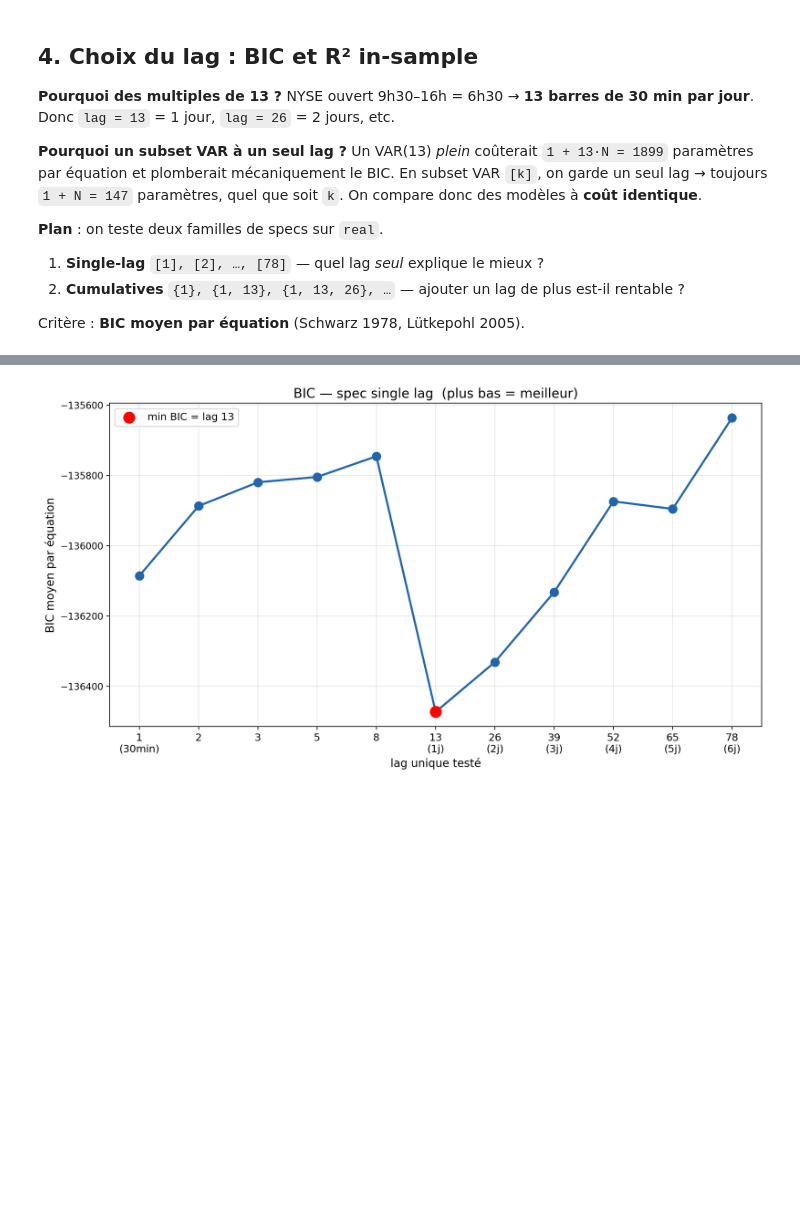
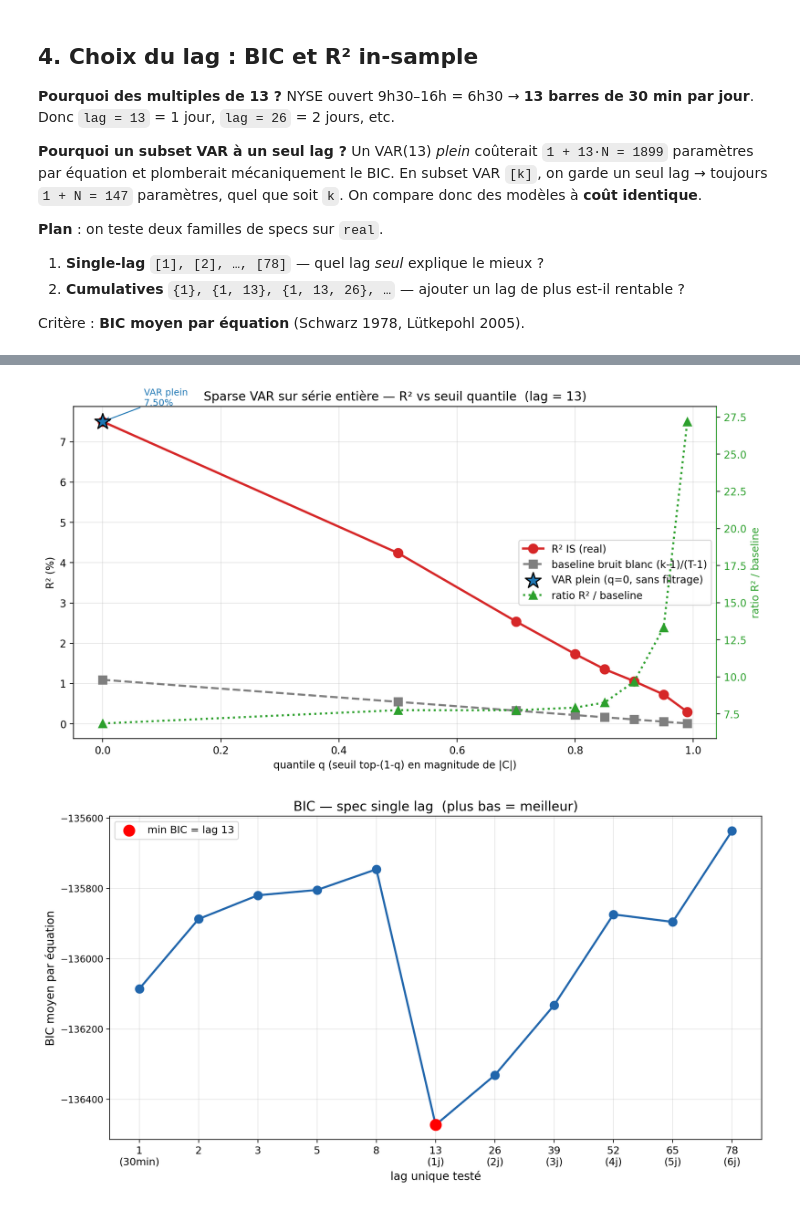
Before and after one commit to theodore34/contagion, a Jupyter notebook: validation.ipynb, the cells around one changed output, grey strips where cells are left out. Cells and saved outputs as stored; diff of their text form; code cells hidden in the pictures; blank space fills up the shorter version.

Commit message:
Ajout sparse var

```diff
--- a/validation.ipynb
+++ b/validation.ipynb
@@ -250,0 +258,79 @@ Critère : **BIC moyen par équation** (Schwarz 1978, Lütkepohl 2005).
+# %%
+# Sparse VAR sur la série entière + balayage de q
+def fit_sparse_full(arr, lag, q):
+    """Pipeline §7 sur tout le sample. Renvoie (R² moyen, baseline (k-1)/(T-1) moyen)."""
+    T_, N_ = arr.shape
+    n = T_ - lag
+    X_lag, Y_now = arr[:-lag], arr[lag:]
+    C = correlation(arr, lag=lag)
+    thr = np.quantile(np.abs(C), q)
+    mask = np.abs(C) > thr
+    resid = np.empty((n, N_))
+    n_active = mask.sum(axis=0)
+    for j in range(N_):
+        active = np.where(mask[:, j])[0]
+        if active.size == 0:
+            resid[:, j] = Y_now[:, j] - Y_now[:, j].mean()
+            continue
+        X_j = np.column_stack([np.ones(n), X_lag[:, active]])
+        b, *_ = np.linalg.lstsq(X_j, Y_now[:, j], rcond=None)
+        resid[:, j] = Y_now[:, j] - X_j @ b
+    ss_res = (resid ** 2).sum(0)
+    ss_tot = ((Y_now - Y_now.mean(0)) ** 2).sum(0)
+    r2      = (1 - ss_res / np.where(ss_tot > 0, ss_tot, 1)).mean()
+    r2_null = (n_active / (n - 1)).mean()
+    return r2, r2_null
+
+
+LAG_FULL = 13
+qs = [0.0, 0.5, 0.7, 0.8, 0.85, 0.9, 0.95, 0.99]
+
+r2_full, r2_null_full = [], []
+print(f'{"q":>5s} | {"# params/eq moyen":>18s} | {"R² IS (%)":>10s} | {"baseline (%)":>12s} | {"ratio":>6s}')
+print('-' * 65)
+for q in qs:
+    r2_, r2n_ = fit_sparse_full(real.values, LAG_FULL, q)
+    r2_full.append(r2_); r2_null_full.append(r2n_)
+    n_act_mean = r2n_ * (real.shape[0] - LAG_FULL - 1)
+    print(f'{q:>5.2f} | {n_act_mean+1:>17.1f}  | {r2_*100:>9.4f} | {r2n_*100:>11.4f} | {r2_/max(r2n_,1e-12):>6.2f}')
+
+r2_arr   = np.array(r2_full)
+r2_n_arr = np.array(r2_null_full)
+ratio    = r2_arr / np.where(r2_n_arr > 0, r2_n_arr, 1e-12)
+
+
+# ── Plot : R² + baseline (axe gauche), ratio (axe droit) ─────────
+fig, ax = plt.subplots(figsize=(10, 5.5))
+
+# axe gauche : R² IS et baseline
+ax.plot(qs, r2_arr*100,   'o-', color='#d62728', lw=2.2, ms=9, label='R² IS (real)')
+ax.plot(qs, r2_n_arr*100, 's--', color='#7f7f7f', lw=2, ms=8,
+        label='baseline bruit blanc (k-1)/(T-1)')
+
+# Highlight du point sans filtrage (q = 0, VAR plein)
+ax.scatter([qs[0]], [r2_arr[0]*100], s=260, color='#1f77b4', marker='*',
+           zorder=5, edgecolor='black', linewidth=1.2, label='VAR plein (q=0, sans filtrage)')
+ax.annotate(f'VAR plein\n{r2_arr[0]*100:.2f}%',
+            xy=(qs[0], r2_arr[0]*100), xytext=(0.07, r2_arr[0]*100 + 0.4),
+            fontsize=9, color='#1f77b4',
+            arrowprops=dict(arrowstyle='->', color='#1f77b4', lw=1))
+
+ax.set_xlabel('quantile q (seuil top-(1-q) en magnitude de |C|)')
+ax.set_ylabel('R² (%)')
+ax.set_title(f'Sparse VAR sur série entière — R² vs seuil quantile  (lag = {LAG_FULL})')
+ax.grid(alpha=0.3)
+
+# axe droit : ratio R²/baseline
+ax2 = ax.twinx()
+ax2.plot(qs, ratio, '^:', color='#2ca02c', lw=2, ms=8, label='ratio R² / baseline')
+ax2.set_ylabel('ratio R² / baseline', color='#2ca02c')
+ax2.tick_params(axis='y', labelcolor='#2ca02c')
+ax2.spines['right'].set_color('#2ca02c')
+
+# Légendes combinées
+lines1, labels1 = ax.get_legend_handles_labels()
+lines2, labels2 = ax2.get_legend_handles_labels()
+ax.legend(lines1 + lines2, labels1 + labels2, loc='center right')
+
+plt.tight_layout(); plt.show()
+# %% [output]
@@ -251,3 +347,4 @@ Critère : **BIC moyen par équation** (Schwarz 1978, Lütkepohl 2005).
+[figure, added]
 # %%
 arr = real.values
 T_, N_ = arr.shape
```
Also changed, not shown: parts of 19 cells of this notebook, 1 other file.
